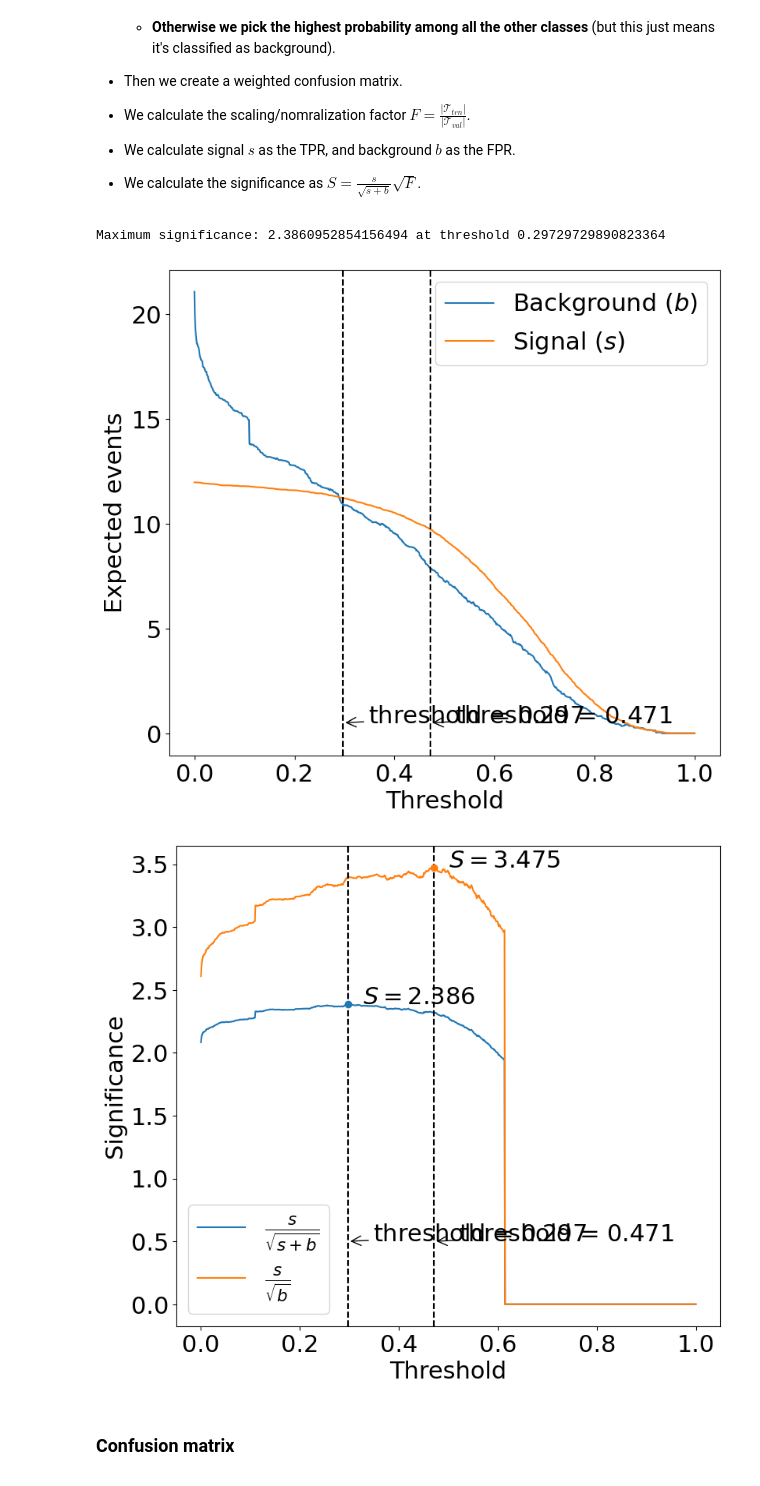
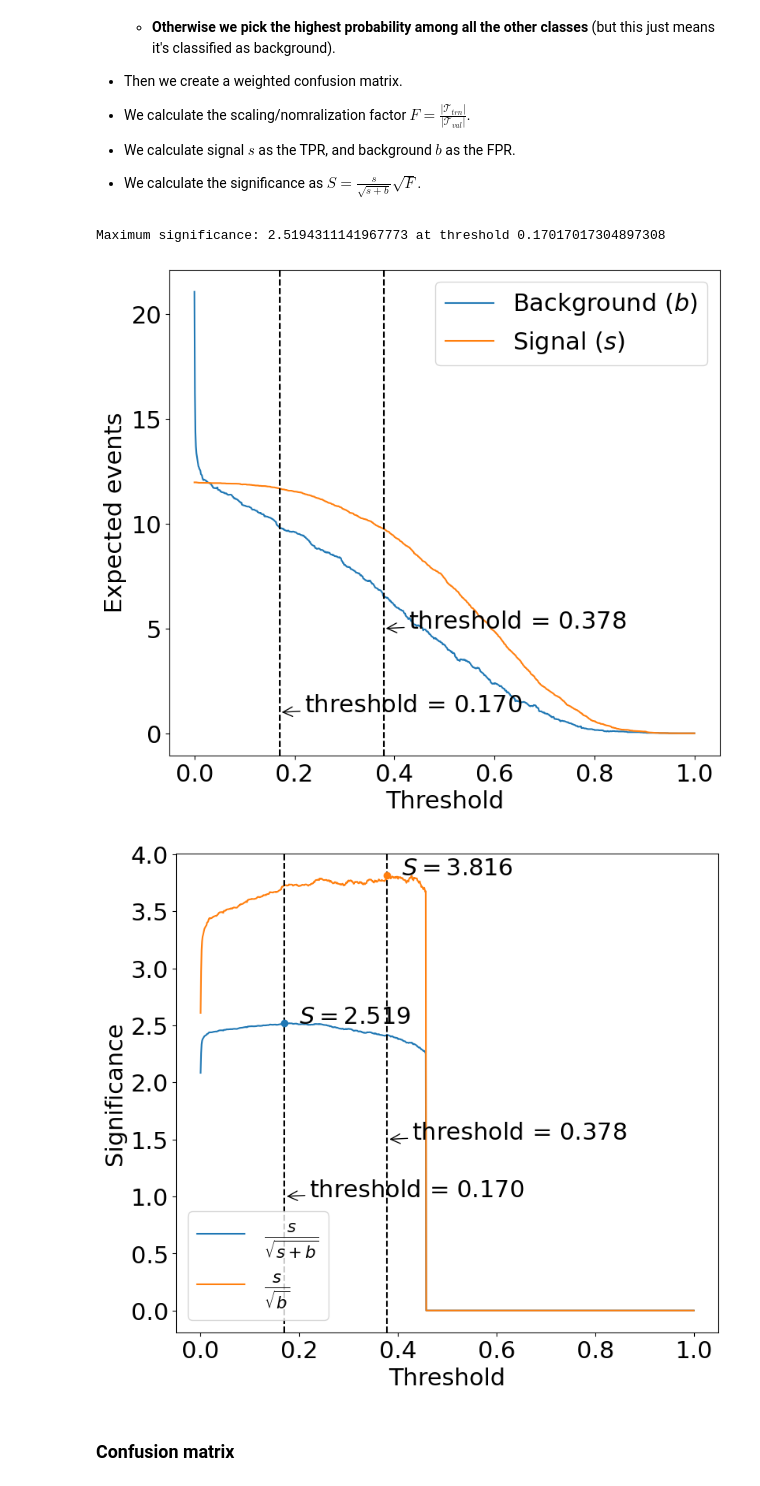
Before and after one commit to elumixor/mtcp, a Jupyter notebook: ml/notebooks/main.ipynb, the cells around one changed output. Cells and saved outputs as stored; diff of their text form; code cells hidden in the pictures.

Commit message:
Some plots redone

```diff
--- a/ml/notebooks/main.ipynb
+++ b/ml/notebooks/main.ipynb
@@ -211,8 +211,8 @@ cls = Transformer if "transformer" in model_name else ResNet
 model = cls.from_saved(path)
 model.to(device)
 
-sd = torch.load("ml/artifacts/transformer-2/model-2.pt")
-model.load_state_dict({k.replace("_orig_mod.", ""): v for k, v in sd.items()})
+# # sd = torch.load("ml/artifacts/transformer-2/model-2.pt")
+# model.load_state_dict({k.replace("_orig_mod.", ""): v for k, v in sd.items()})
 
 # Evaluate the model
 
@@ -452,47 +449,42 @@ significance_simple = significance_simple.cpu()
 
 # Plot the dashed vertical line at the best threshold and annotate it
 ax1.axvline(threshold, linestyle="--", color="black")
-ax1.annotate(f"threshold = ${threshold:.3f}$", (threshold, 0.5), (threshold + 0.05, 0.5), arrowprops=dict(arrowstyle="->"))
+ax1.annotate(f"threshold = ${threshold:.3f}$", (threshold, 1), (threshold + 0.05, 1), arrowprops=dict(arrowstyle="->"))
 
 ax1.axvline(threshold_simple, linestyle="--", color="black")
-ax1.annotate(f"threshold = ${threshold_simple:.3f}$", (threshold_simple, 0.5), (threshold_simple + 0.05, 0.5), arrowprops=dict(arrowstyle="->"))
+ax1.annotate(f"threshold = ${threshold_simple:.3f}$", (threshold_simple, 5), (threshold_simple + 0.05, 5), arrowprops=dict(arrowstyle="->"))
 
 # Plot points at the number of signal and background events at the best threshold and annotate them
-# i = thresholds.index(threshold)
-# ax1.scatter(threshold, signals[i], color="C0", zorder=10)
-# ax1.annotate(f"$s={signals[threshold]:.3f}$", (thresholds[threshold], signals[threshold]), (thresholds[threshold] + 0.02, signals[threshold] + 0.5))
-# ax1.scatter(thresholds[threshold], backgrounds[threshold], color="C1", zorder=10)
-# ax1.annotate(f"$b={backgrounds[threshold]:.3f}$", (thresholds[threshold], backgrounds[threshold]), (thresholds[threshold] - 0.2, backgrounds[threshold] - 0))
 ax1.legend()
 
 # Second subfigure
 fig, ax2 = plt.subplots(1, 1, figsize=(9, 8))
 
 # Plot the significance
 ax2.plot(thresholds, significances, label=r"$\frac{s}{\sqrt{s+b}}$")
 ax2.plot(thresholds_simple, significances_simple, label=r"$\frac{s}{\sqrt{b}}$")
 
 # Plot the dashed vertical line at the best threshold and annotate it
 ax2.axvline(threshold, linestyle="--", color="black")
-ax2.annotate(f"threshold = ${threshold:.3f}$", (threshold, 0.5), (threshold + 0.05, 0.5), arrowprops=dict(arrowstyle="->"))
+ax2.annotate(f"threshold = ${threshold:.3f}$", (threshold, 1), (threshold + 0.05, 1), arrowprops=dict(arrowstyle="->"))
 
 ax2.axvline(threshold_simple, linestyle="--", color="black")
-ax2.annotate(f"threshold = ${threshold_simple:.3f}$", (threshold_simple, 0.5), (threshold_simple + 0.05, 0.5), arrowprops=dict(arrowstyle="->"))
+ax2.annotate(f"threshold = ${threshold_simple:.3f}$", (threshold_simple, 1.5), (threshold_simple + 0.05, 1.5), arrowprops=dict(arrowstyle="->"))
 
 # Plot points at the significance at the best threshold and annotate it
 ax2.scatter(threshold, significance, color="C0", zorder=10)
 ax2.annotate(f"$S={significance:.3f}$", (threshold, significance), (threshold + 0.03, significance - 0.0))
 
 ax2.scatter(threshold_simple, significance_simple, color="C1", zorder=10)
 ax2.annotate(f"$S={significance_simple:.3f}$", (threshold_simple, significance_simple), (threshold_simple + 0.03, significance_simple - 0.0))
 
 ax2.legend(loc="lower left")
 ax2.set_xlabel("Threshold")
 ax2.set_ylabel("Significance");
 # %% [output]
-Maximum significance: 2.3860952854156494 at threshold 0.29729729890823364
+Maximum significance: 2.5194311141967773 at threshold 0.17017017304897308
-[figure, old version]
+[figure, new version]
-[figure, old version]
+[figure, new version]
 # %% [markdown]
 ### Confusion matrix
 # %%
```
Also changed, not shown: parts of 4 cells of this notebook, 30 other files.
